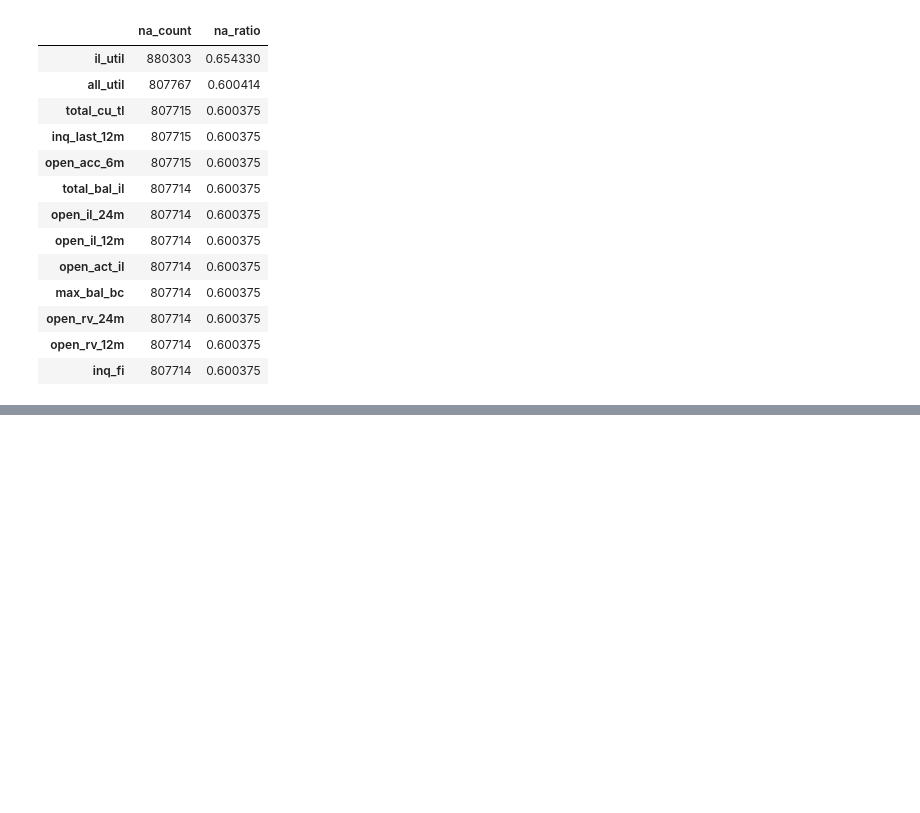
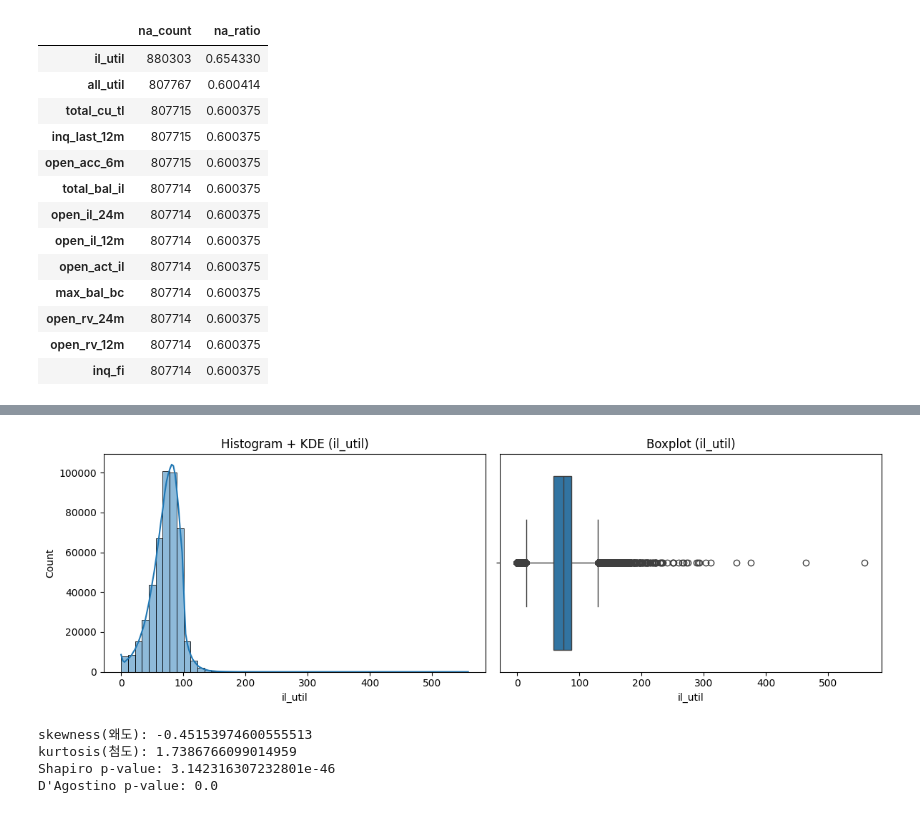
Before and after one commit to gywns7507/second_project, a Jupyter notebook: Hyeong_Uk.ipynb, the cells around one changed output, grey strips where cells are left out. Drawn from its saved outputs; the diff is of its cells as text; code cells hidden in the pictures; blank space fills up the shorter version.

```diff
--- a/Hyeong_Uk.ipynb
+++ b/Hyeong_Uk.ipynb
@@ -322,0 +367,32 @@ display(na_summary)
+# %%
+import pandas as pd
+import seaborn as sns
+import matplotlib.pyplot as plt
+from scipy.stats import shapiro, normaltest
+
+s = pd.to_numeric(df_cleaned['il_util'], errors='coerce').dropna()
+
+# 1) 시각적으로 분포 확인 - 히스토그램 + KDE, 박스플롯
+fig, axes = plt.subplots(1, 2, figsize=(12, 4))
+sns.histplot(s, bins=50, kde=True, ax=axes[0])
+axes[0].set_title('Histogram + KDE (il_util)')
+
+sns.boxplot(x=s, ax=axes[1])
+axes[1].set_title('Boxplot (il_util)')
+plt.tight_layout()
+plt.show()
+
+# 2) 수치 요약
+print("skewness(왜도):", s.skew())
+print("kurtosis(첨도):", s.kurt())
+
+# 3) 정규성 검정 (표본이 너무 크면 일부 샘플링 권장)
+sample = s.sample(min(len(s), 5000), random_state=42)
+print("Shapiro p-value:", shapiro(sample).pvalue)
+print("D'Agostino p-value:", normaltest(sample).pvalue)
+# %% [output]
+[figure, added]
+skewness(왜도): -0.45153974600555513
+kurtosis(첨도): 1.7386766099014959
+Shapiro p-value: 3.142316307232801e-46
+D'Agostino p-value: 0.0
```
Also changed, not shown: parts of 42 cells of this notebook.
